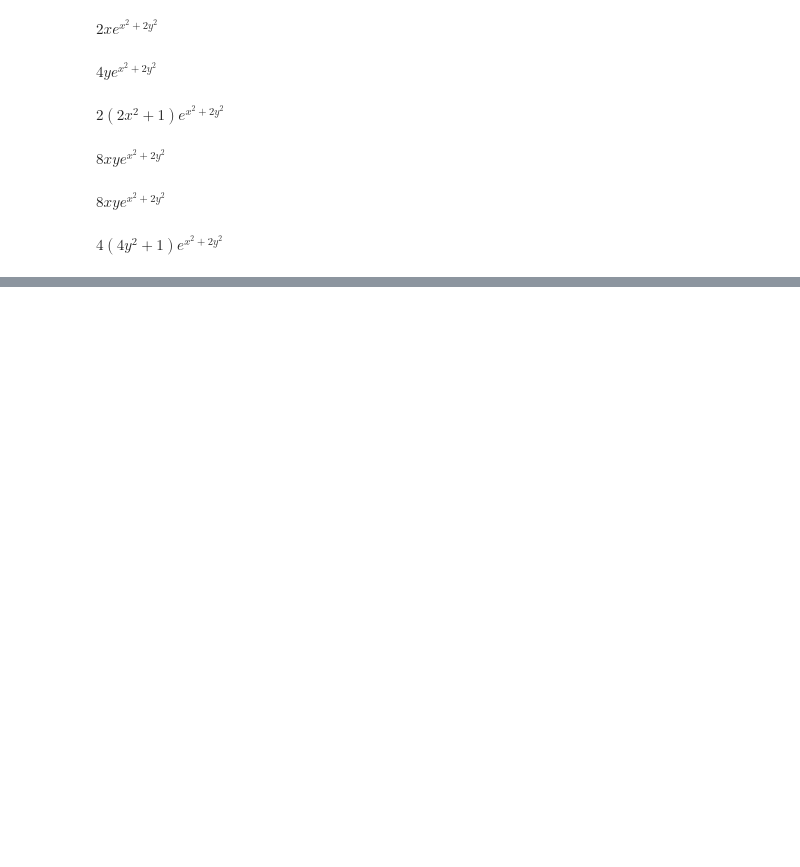
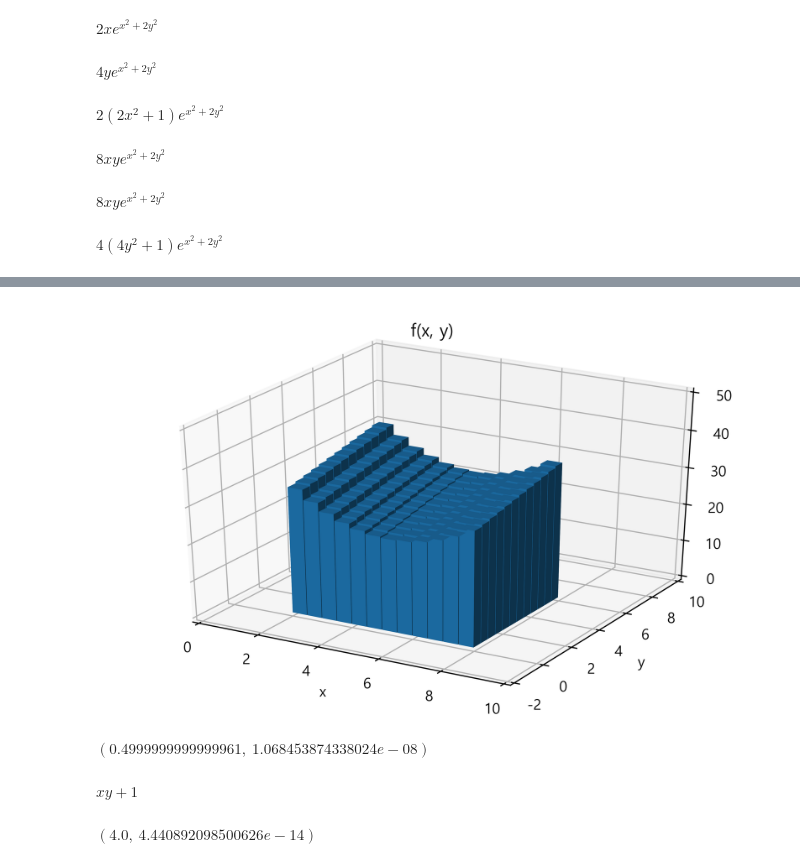
Before and after one commit to dreandes/Code, a Jupyter notebook: math/4.2 심파이를 사용한 함수 미분.ipynb, the cells around one changed output, grey strips where cells are left out. Drawn from its saved outputs; the diff is of its cells as text; code cells hidden in the pictures; blank space fills up the shorter version.

```diff
--- a/math/4.2 심파이를 사용한 함수 미분.ipynb
+++ b/math/4.2 심파이를 사용한 함수 미분.ipynb
@@ -85,0 +209,42 @@ $\displaystyle 4 \left(4 y^{2} + 1\right) e^{x^{2} + 2 y^{2}}$
+# %%
+from mpl_toolkits.mplot3d import Axes3D
+
+fig = plt.figure()
+ax = fig.add_subplot(111, projection='3d')
+_x = np.arange(12) / 2 + 2
+_y = np.arange(12) / 2
+X, Y = np.meshgrid(_x, _y)
+x, y = X.ravel(), Y.ravel()
+z = x * x - 10 * x + y + 50
+z0 = np.zeros_like(z)
+ax.bar3d(x, y, z0, 0.48, 0.48, z)
+ax.set_xlim(0, 10)
+ax.set_ylim(-2, 10)
+ax.set_zlim(0, 50)
+ax.set_xlabel("x")
+ax.set_ylabel("y")
+plt.title("f(x, y)")
+plt.show()
+# %% [output]
+[figure, added]
+# %%
+# 수치이중적분
+def f(y, x):
+    return np.exp(-x * y) / x**2
+
+sp.integrate.dblquad(f, 1, np.inf, lambda x: 0, lambda x: np.inf)
+# %% [output]
+$\displaystyle \left( 0.4999999999999961, \  1.068453874338024e-08\right)$
+# %%
+x, y = sympy.symbols('x y')
+f = 1 + x*y
+f
+# %% [output]
+$\displaystyle x y + 1$
+# %%
+def f(y, x):
+    return 1 + x*y
+
+sp.integrate.dblquad(f, -1, 1, lambda x : -1, lambda x : 1)
+# %% [output]
+$\displaystyle \left( 4.0, \  4.440892098500626e-14\right)$
```
Also changed, not shown: parts of 25 cells of this notebook, 1 other file.
